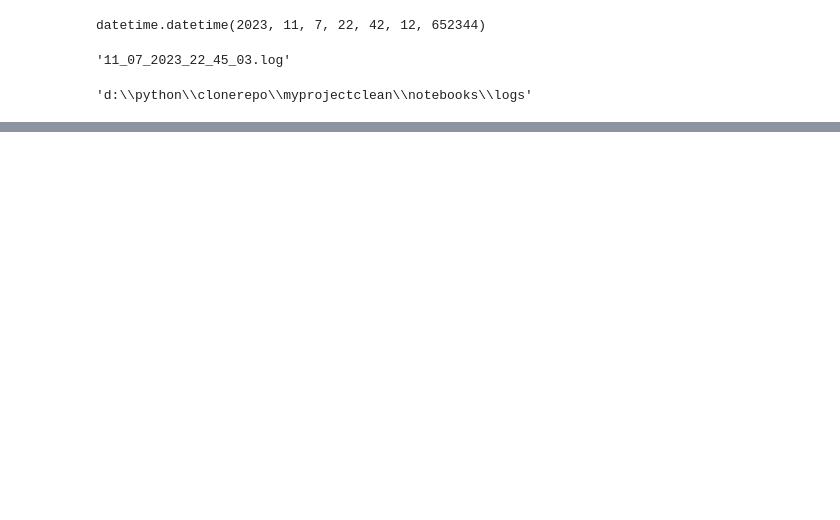
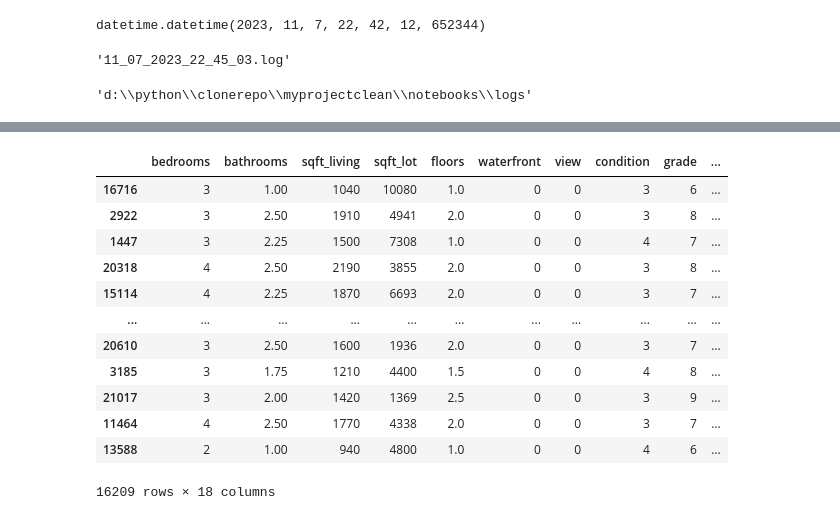
Before and after one commit to Vinayrajgambo/myprojectclean, a Jupyter notebook: notebooks/EDA.ipynb, the cells around one changed output, grey strips where cells are left out. Cells and saved outputs as stored; diff of their text form; code cells hidden in the pictures; blank space fills up the shorter version.

```diff
--- a/notebooks/EDA.ipynb
+++ b/notebooks/EDA.ipynb
@@ -22,0 +79,3 @@ ModuleNotFoundError: No module named 'src'
+# %%
+y=df.price
+y
@@ -22,0 +123,2 @@ ModuleNotFoundError: No module named 'src'
+# %%
+X=X.drop(["id","date"],axis=1)
@@ -22,0 +134,19 @@ ModuleNotFoundError: No module named 'src'
+# %%
+from sklearn.model_selection import train_test_split
+X_train,X_test,y_train,y_test=train_test_split(X,y,test_size=0.25)
+# %%
+X_train
+# %% [output]
+|  | bedrooms | bathrooms | sqft_living | sqft_lot | floors | waterfront | view | condition | grade | ... |
+| 16716 | 3 | 1.00 | 1040 | 10080 | 1.0 | 0 | 0 | 3 | 6 | ... |
+| 2922 | 3 | 2.50 | 1910 | 4941 | 2.0 | 0 | 0 | 3 | 8 | ... |
+| 1447 | 3 | 2.25 | 1500 | 7308 | 1.0 | 0 | 0 | 4 | 7 | ... |
+| 20318 | 4 | 2.50 | 2190 | 3855 | 2.0 | 0 | 0 | 3 | 8 | ... |
+| 15114 | 4 | 2.25 | 1870 | 6693 | 2.0 | 0 | 0 | 3 | 7 | ... |
+| ... | ... | ... | ... | ... | ... | ... | ... | ... | ... | ... |
+| 20610 | 3 | 2.50 | 1600 | 1936 | 2.0 | 0 | 0 | 3 | 7 | ... |
+| 3185 | 3 | 1.75 | 1210 | 4400 | 1.5 | 0 | 0 | 4 | 8 | ... |
+| 21017 | 3 | 2.00 | 1420 | 1369 | 2.5 | 0 | 0 | 3 | 9 | ... |
+| 11464 | 4 | 2.50 | 1770 | 4338 | 2.0 | 0 | 0 | 3 | 7 | ... |
+| 13588 | 2 | 1.00 | 940 | 4800 | 1.0 | 0 | 0 | 4 | 6 | ... |
+16209 rows × 18 columns
```
Also changed, not shown: parts of 24 cells of this notebook, 4 other files.
